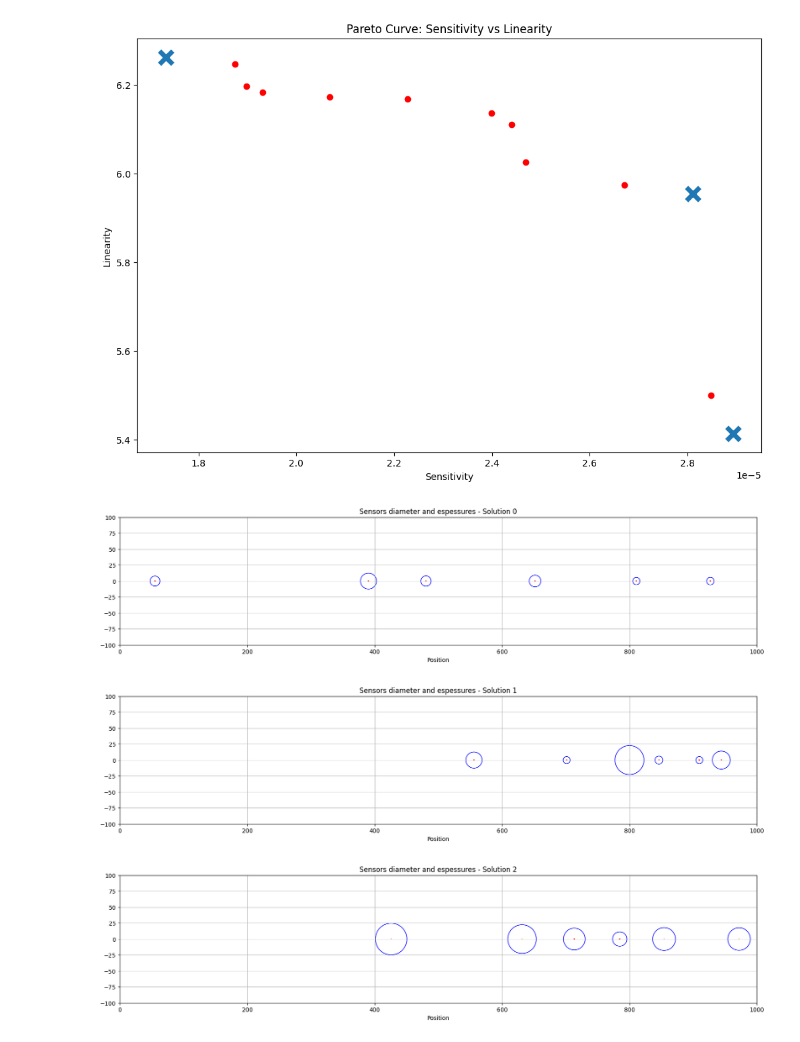
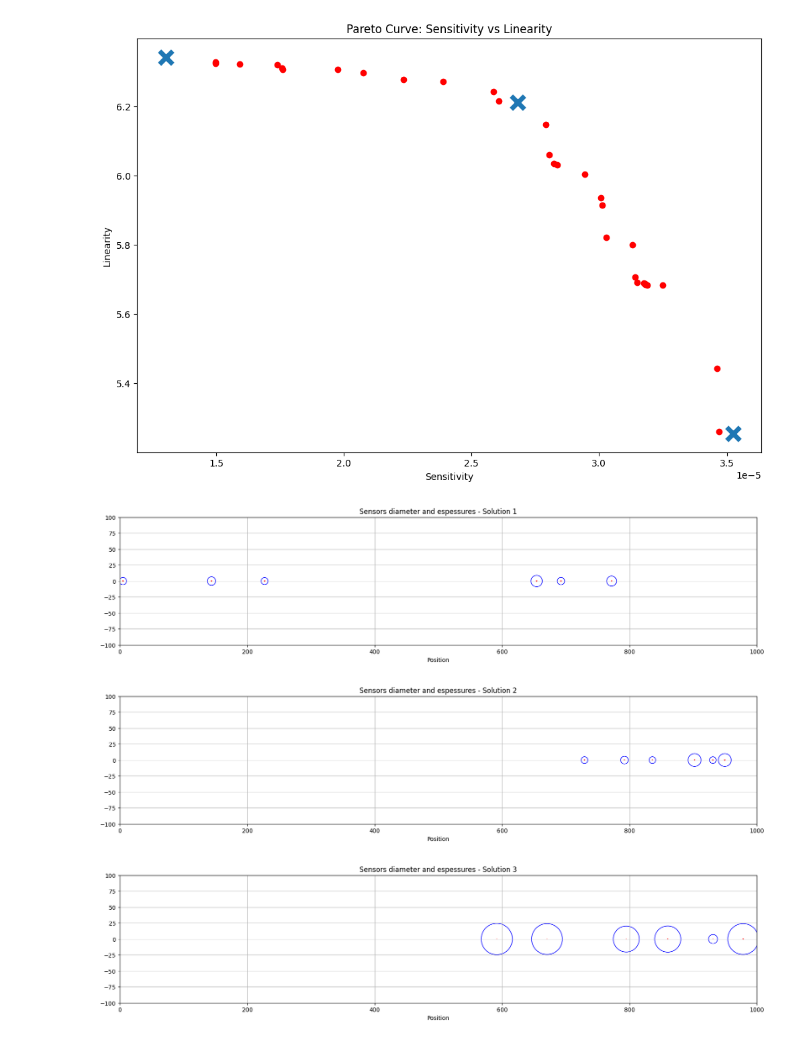
Before and after one commit to pachecowillians/particle-swarm-optimization, a Jupyter notebook: wps_mopso_optimized.ipynb, the cells around one changed output. Cells and saved outputs as stored; diff of their text form; code cells hidden in the pictures.

Commit message:
feat: running mopso optimized with 100k particles

```diff
--- a/wps_mopso_optimized.ipynb
+++ b/wps_mopso_optimized.ipynb
@@ -4,7 +4,7 @@ import matplotlib.pyplot as plt  # type: ignore
 import numpy as np  # type: ignore
 import random
 # %%
-NUM_PARTICLES = 10_000
+NUM_PARTICLES = 100_000
 
 # Dimensions in milimeters
 BOUNDS_ESPESSURE = (0.2, 1.5)  # mm
@@ -312,7 +312,7 @@ plt.ylabel("Linearity")
 plt.title("Pareto Curve: Sensitivity vs Linearity")
 plt.show()
 # %% [output]
-[figure, old version]
+[figure, new version]
 # %%
 for i, solution in enumerate(solutions):
     # Obtém sensores a partir das posições
@@ -320,39 +320,51 @@ for i, solution in enumerate(solutions):
 
     # Cria uma figura e um eixo
     plt.figure(figsize=(22, 4))
     ax = plt.gca()
 
     # Supondo que 'positions' seja uma lista de posições iniciais
     positions = [sensor[POSITION_INDEX] for sensor in sensors]
 
     # Plotar os pontos iniciais
-    ax.plot(positions, np.zeros(len(positions)), label='Initial points', linestyle='None')
+    ax.plot(
+        positions, np.zeros(len(positions)), label="Initial points", linestyle="None"
+    )
 
     # Iterar sobre os pontos e desenhar círculos em volta de cada um
     for sensor in sensors:
         # Desenhar os círculos
-        internal_circle = patches.Circle((sensor[POSITION_INDEX], 0), sensor[ESPESSURE_INDEX] / 2.0, edgecolor='r', facecolor='none')
-        external_circle = patches.Circle((sensor[POSITION_INDEX], 0), sensor[DIAMETER_INDEX] / 2.0, edgecolor='b', facecolor='none')
+        internal_circle = patches.Circle(
+            (sensor[POSITION_INDEX], 0),
+            sensor[ESPESSURE_INDEX] / 2.0,
+            edgecolor="r",
+            facecolor="none",
+        )
+        external_circle = patches.Circle(
+            (sensor[POSITION_INDEX], 0),
+            sensor[DIAMETER_INDEX] / 2.0,
+            edgecolor="b",
+            facecolor="none",
+        )
 
         # Adicionar os círculos ao eixo
         ax.add_patch(internal_circle)
         ax.add_patch(external_circle)
 
     # Ajustar o aspecto do gráfico para ser igual
-    ax.set_aspect('equal', adjustable='box')
+    ax.set_aspect("equal", adjustable="box")
 
     # Ajustar o limite do eixo x
     plt.xlim(*BOUNDS_POSITION)
     plt.ylim(-100, 100)
 
     # Configurar etiquetas e título
-    plt.xlabel('Position')
-    plt.title(f'Sensors diameter and espessures - Solution {i}')
+    plt.xlabel("Position")
+    plt.title(f"Sensors diameter and espessures - Solution {i+1}")
     plt.grid(True)
 
     # Mostrar o gráfico
     plt.show()
 # %% [output]
-[figure, old version]
+[figure, new version]
-[figure, old version]
+[figure, new version]
-[figure, old version]
+[figure, new version]
```
Also changed, not shown: parts of 2 cells of this notebook.
